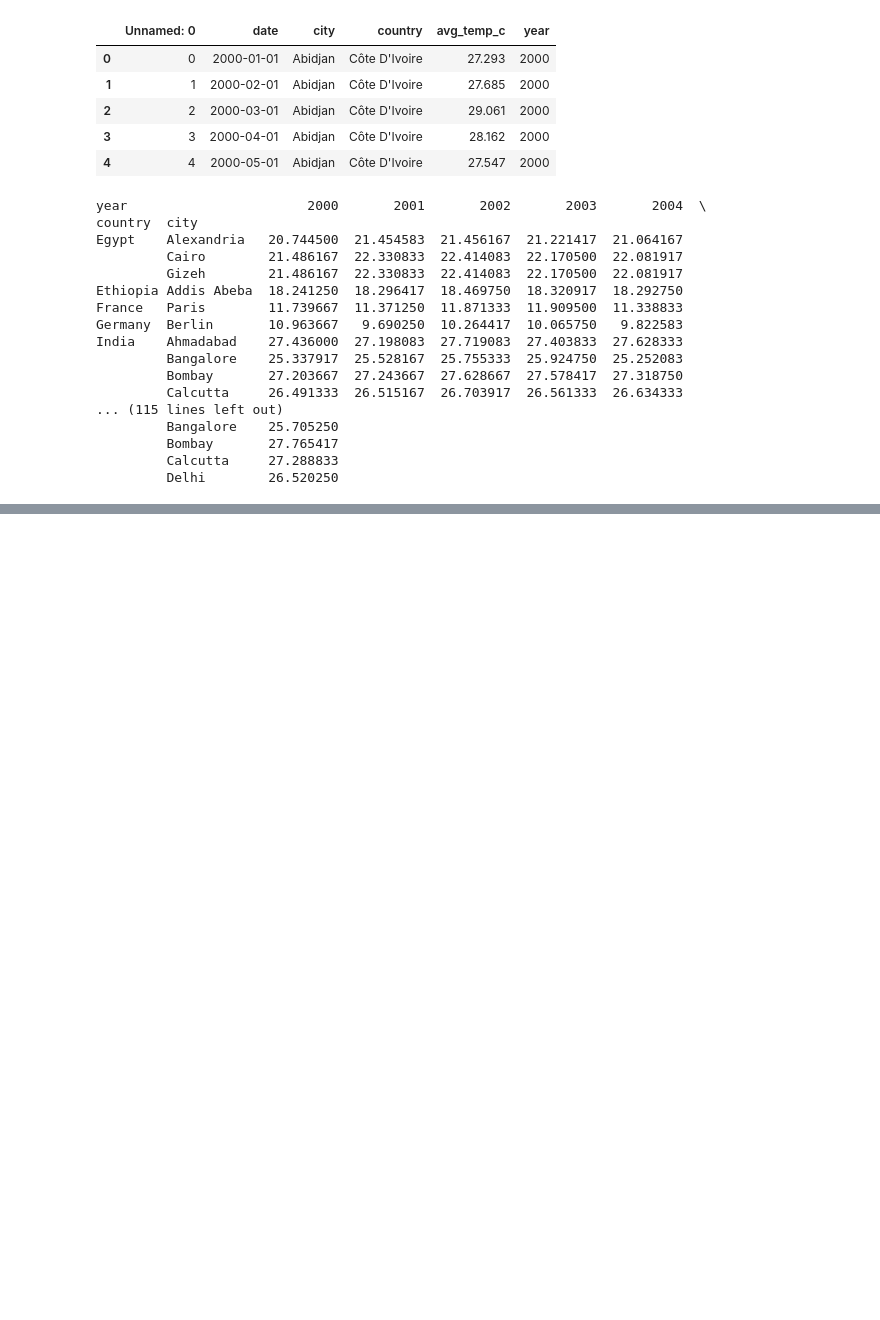
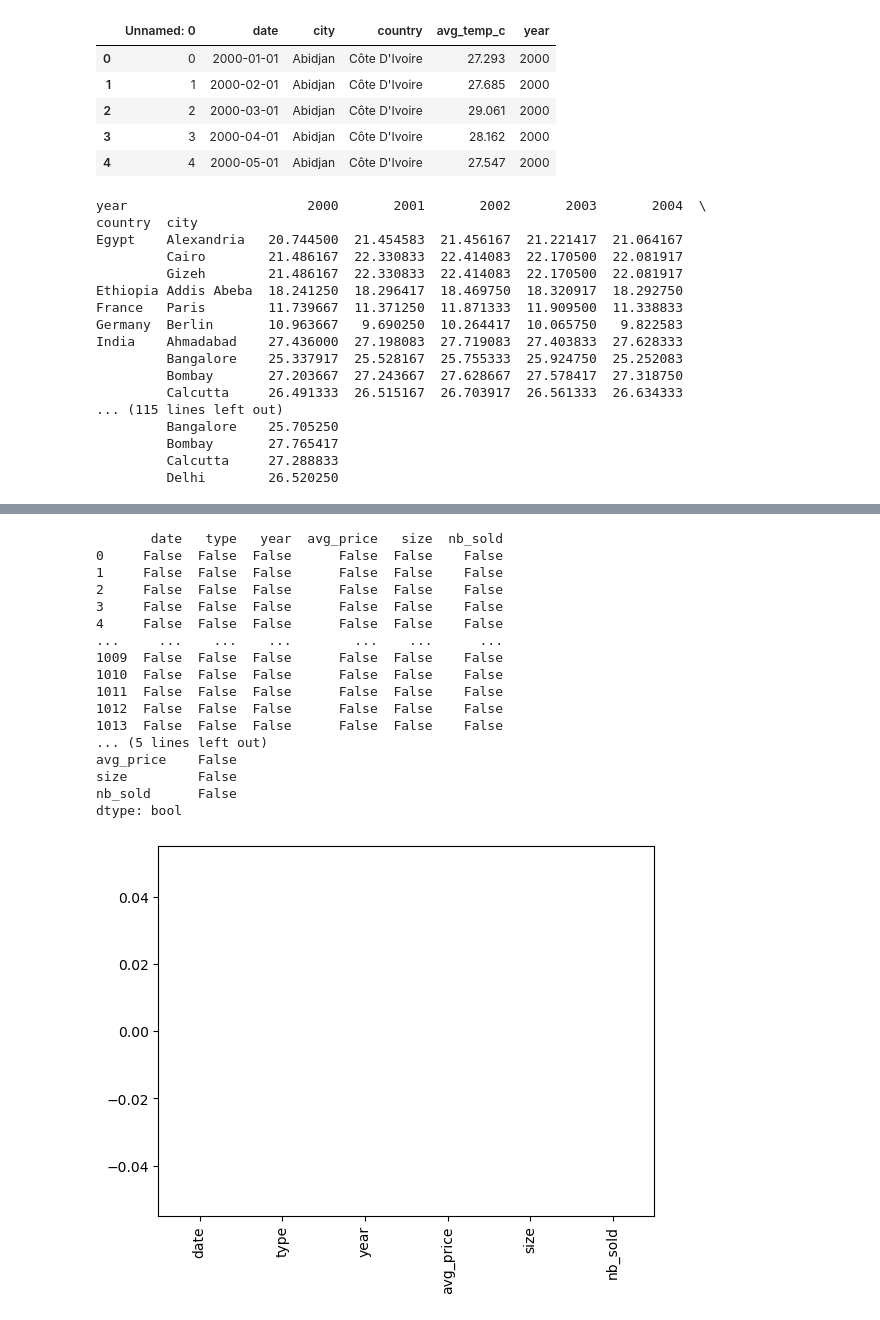
Before and after one commit to JHyuk2/TIL, a Jupyter notebook: Data Analyst/1. Data Manipulation with Pandas/Data_Manipulation.ipynb, the cells around one changed output, grey strips where cells are left out. Cells and saved outputs as stored; diff of their text form; code cells hidden in the pictures; blank space fills up the shorter version.

```diff
--- a/Data Analyst/1. Data Manipulation with Pandas/Data_Manipulation.ipynb
+++ b/Data Analyst/1. Data Manipulation with Pandas/Data_Manipulation.ipynb
@@ -400,0 +443,34 @@ plt.show()
+# %%
+# Import matplotlib.pyplot with alias plt
+import matplotlib.pyplot as plt
+
+# Check individual values for missing values
+print(avocados.isna())
+
+# Check each column for missing values
+print(avocados.isna().any())
+
+# Bar plot of missing values by variable
+avocados.isna().sum().plot(kind="bar")
+
+# Show plot
+plt.show()
+# %% [output]
+       date   type   year  avg_price   size  nb_sold
+0     False  False  False      False  False    False
+1     False  False  False      False  False    False
+2     False  False  False      False  False    False
+3     False  False  False      False  False    False
+4     False  False  False      False  False    False
+...     ...    ...    ...        ...    ...      ...
+1009  False  False  False      False  False    False
+1010  False  False  False      False  False    False
+1011  False  False  False      False  False    False
+1012  False  False  False      False  False    False
+1013  False  False  False      False  False    False
+... (5 lines left out)
+avg_price    False
+size         False
+nb_sold      False
+dtype: bool
+[figure, added]
```
Also changed, not shown: parts of 5 cells of this notebook, 26 other files.
